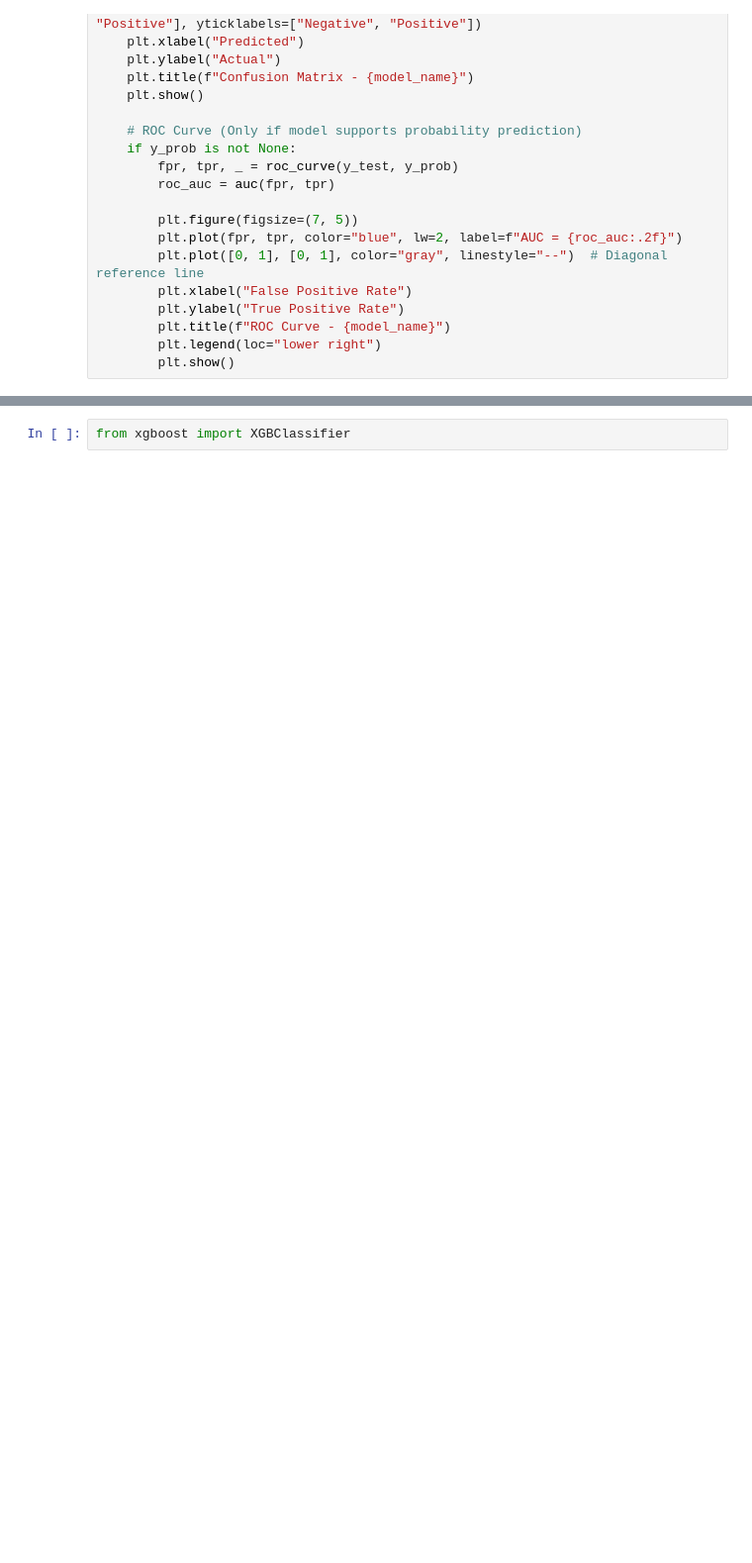
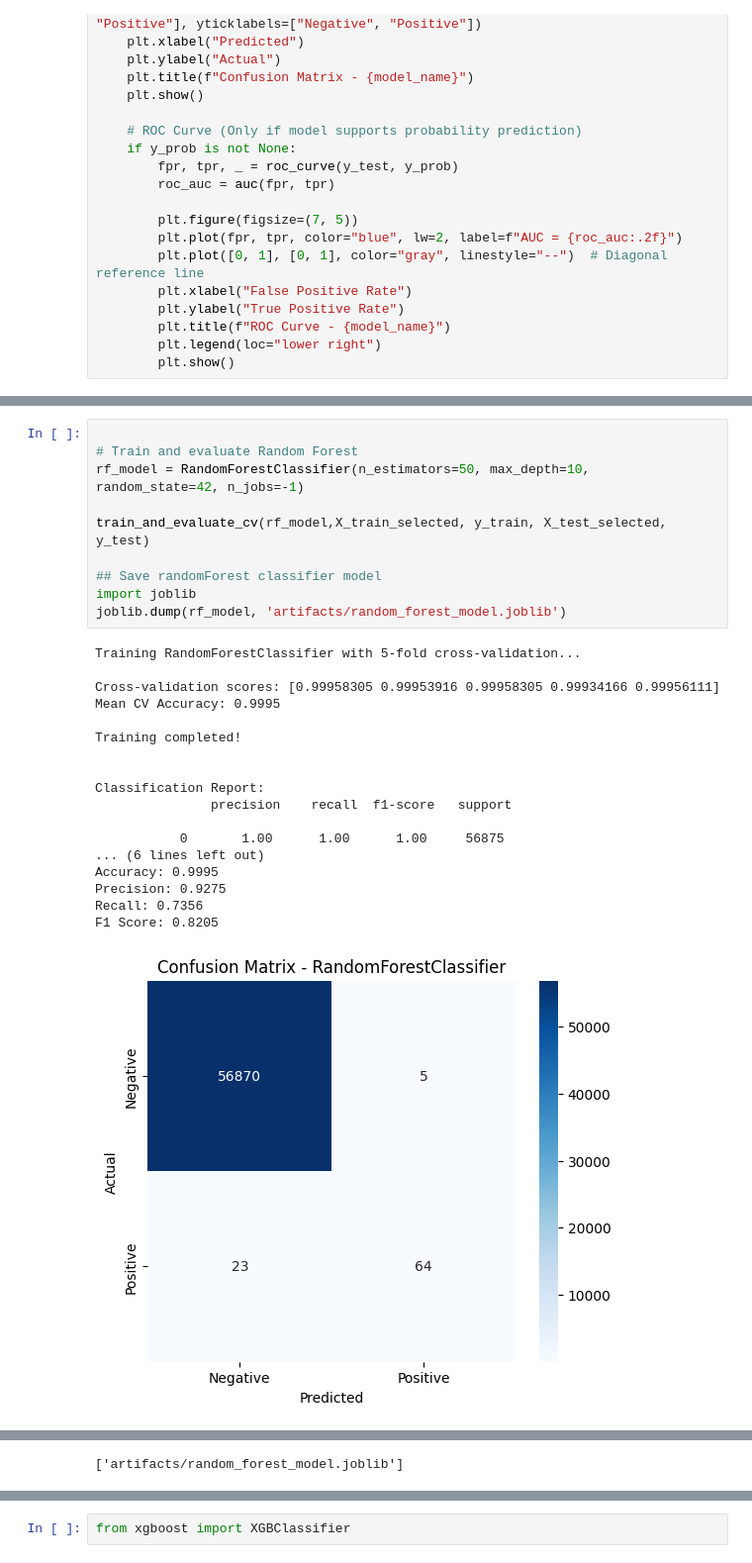
Before and after one commit to Ambigapathi-V/Credit-Card-Fraud-Detection, a Jupyter notebook: fraud_detection.ipynb, the cells around one changed output, grey strips where cells are left out. Shown at 99% size. Cells and saved outputs as stored; diff of their text form; blank space fills up the shorter version.

```diff
--- a/fraud_detection.ipynb
+++ b/fraud_detection.ipynb
@@ -547,0 +536,29 @@ def train_and_evaluate_cv(model, X_train, y_train, X_test, y_test, cv_folds=5):
+# %%
+
+# Train and evaluate Random Forest
+rf_model = RandomForestClassifier(n_estimators=50, max_depth=10, random_state=42, n_jobs=-1)
+
+train_and_evaluate_cv(rf_model,X_train_selected, y_train, X_test_selected, y_test)
+
+## Save randomForest classifier model
+import joblib
+joblib.dump(rf_model, 'artifacts/random_forest_model.joblib')
+# %% [output]
+Training RandomForestClassifier with 5-fold cross-validation...
+
+Cross-validation scores: [0.99958305 0.99953916 0.99958305 0.99934166 0.99956111]
+Mean CV Accuracy: 0.9995
+
+Training completed!
+
+
+Classification Report:
+               precision    recall  f1-score   support
+
+           0       1.00      1.00      1.00     56875
+... (6 lines left out)
+Accuracy: 0.9995
+Precision: 0.9275
+Recall: 0.7356
+F1 Score: 0.8205
+[figure, added]
@@ -547,0 +566 @@ def train_and_evaluate_cv(model, X_train, y_train, X_test, y_test, cv_folds=5):
+['artifacts/random_forest_model.joblib']
```
Also changed, not shown: parts of 17 cells of this notebook, 4 other files.
